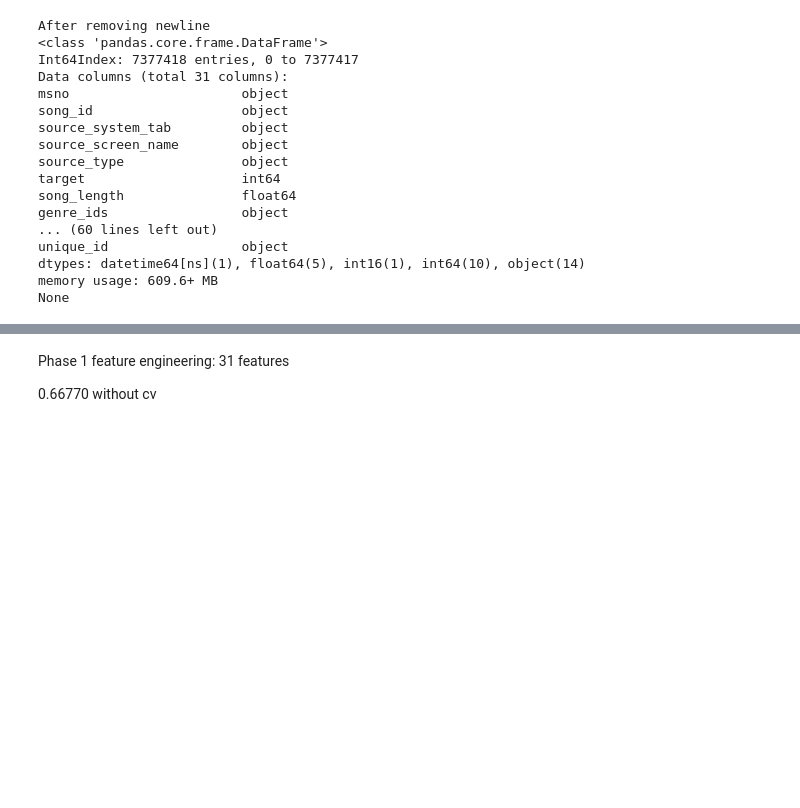
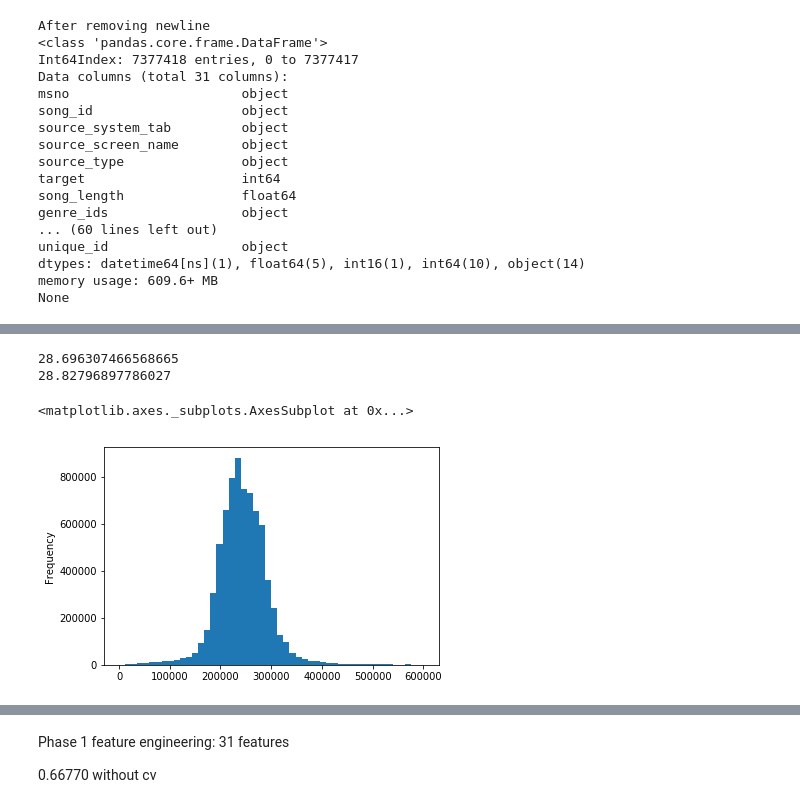
Before and after one commit to Kasonreal/kkbox-music-recommendation, a Jupyter notebook: data/Feature Engineering.ipynb, the cells around one changed output, grey strips where cells are left out. Cells and saved outputs as stored; diff of their text form; code cells hidden in the pictures; blank space fills up the shorter version.

```diff
--- a/data/Feature Engineering.ipynb
+++ b/data/Feature Engineering.ipynb
@@ -239,0 +352,6 @@ test.to_csv(data_path + "test_engineered.csv")
+# %%
+print(train['bd'].mean())
+print(test['bd'].mean())
+# %% [output]
+28.696307466568665
+28.82796897786027
@@ -239,0 +362,7 @@ test.to_csv(data_path + "test_engineered.csv")
+# %%
+%matplotlib inline
+plt.figure()
+train['song_length'].plot.hist(bins=50, range=[0.0, 600000])
+# %% [output]
+<matplotlib.axes._subplots.AxesSubplot at 0x...>
+[figure, added]
```
Also changed, not shown: parts of 104 cells of this notebook.
